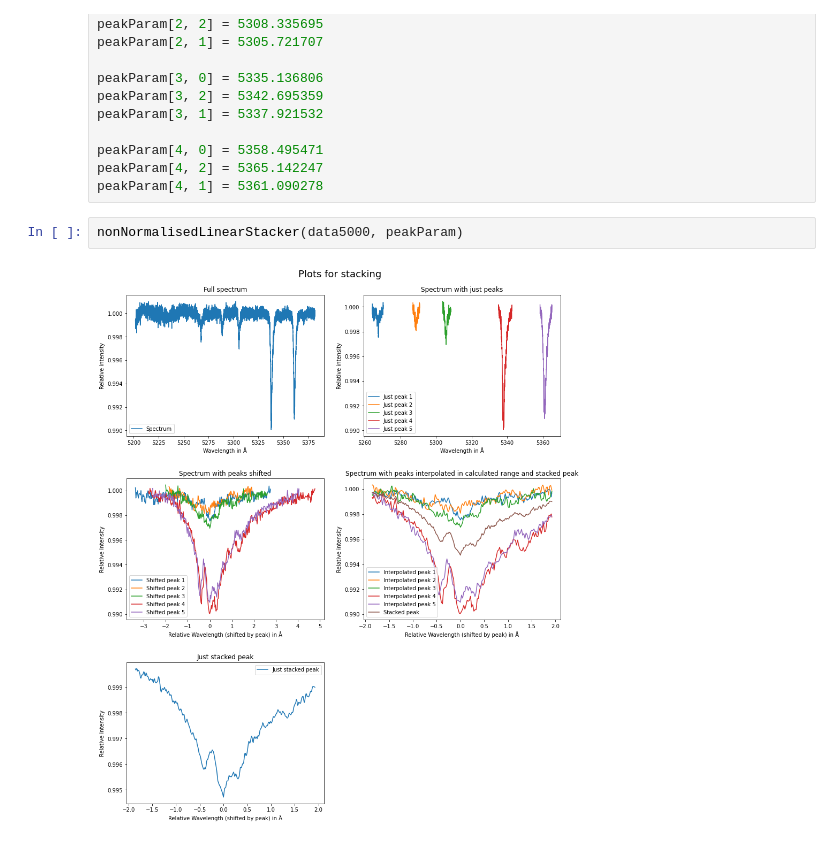
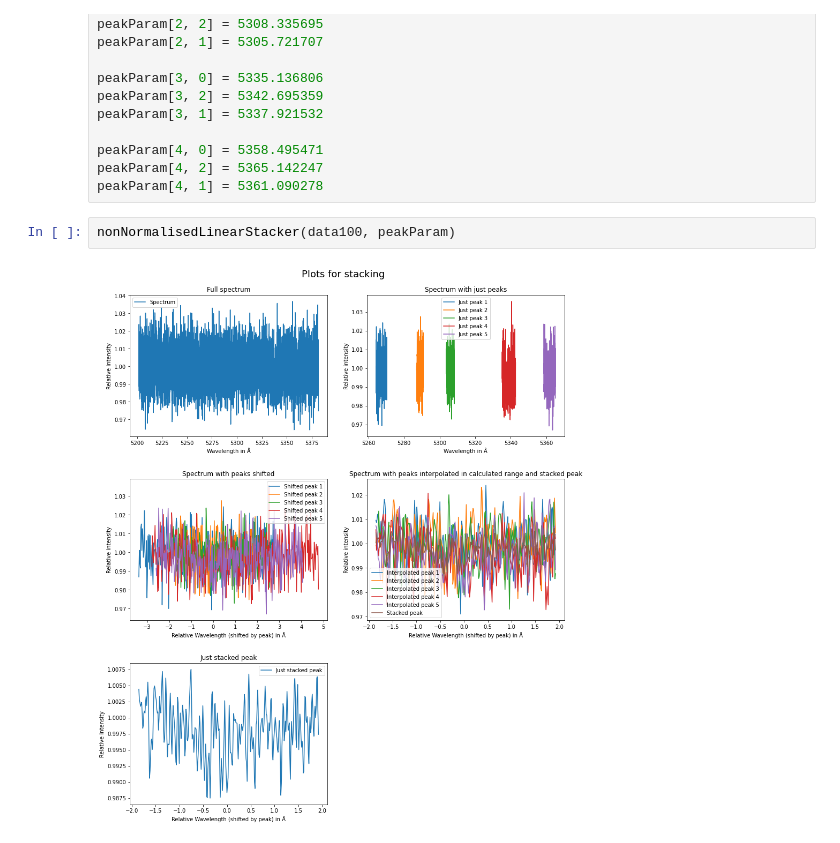
Before and after one commit to jancami/edibles, a Jupyter notebook: edibles/utils/Harshit/stackingFunctions.ipynb, the cells around one changed output. Saved outputs shown, nothing was run; the diff lists cells and outputs as text.

```diff
--- a/edibles/utils/Harshit/stackingFunctions.ipynb
+++ b/edibles/utils/Harshit/stackingFunctions.ipynb
@@ -294,6 +295,6 @@ peakParam[4, 0] = 5358.495471
 peakParam[4, 2] = 5365.142247
 peakParam[4, 1] = 5361.090278
 # %%
-nonNormalisedLinearStacker(data5000, peakParam)
+nonNormalisedLinearStacker(data100, peakParam)
 # %% [output]
-[figure, old version]
+[figure, new version]
```
Also changed, not shown: parts of 6 cells of this notebook, 4 other files.
